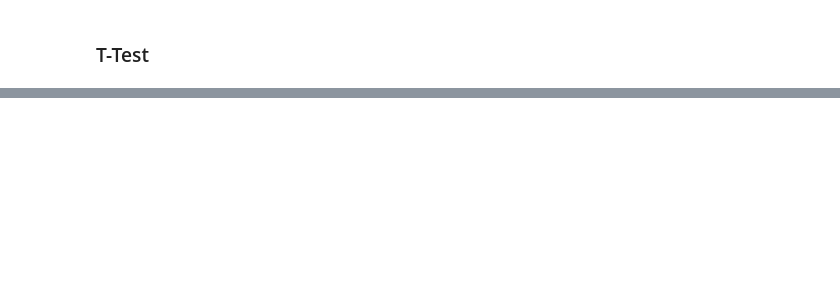
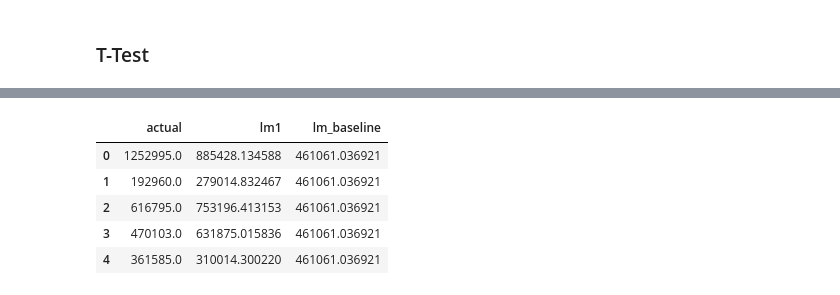
Before and after one commit to faithkane3/zillow_project, a Jupyter notebook: zillow_project_deliverable.ipynb, the cells around one changed output, grey strips where cells are left out. Saved outputs shown, nothing was run; the diff lists cells and outputs as text; code cells hidden in the pictures; blank space fills up the shorter version.

```diff
--- a/zillow_project_deliverable.ipynb
+++ b/zillow_project_deliverable.ipynb
@@ -289,0 +253,11 @@ Name: zip_code, Length: 373, dtype: int64
+# %%
+predictions, predictions_test = model_zillow.modeling_function(x_train_scaled, y_train, x_test_scaled, y_test)
+predictions.head()
+#predictions_test.head()
+# %% [output]
+|  | actual | lm1 | lm_baseline |
+| 0 | 1252995.0 | 885428.134588 | 461061.036921 |
+| 1 | 192960.0 | 279014.832467 | 461061.036921 |
+| 2 | 616795.0 | 753196.413153 | 461061.036921 |
+| 3 | 470103.0 | 631875.015836 | 461061.036921 |
+| 4 | 361585.0 | 310014.300220 | 461061.036921 |
```
Also changed, not shown: parts of 64 cells of this notebook.
